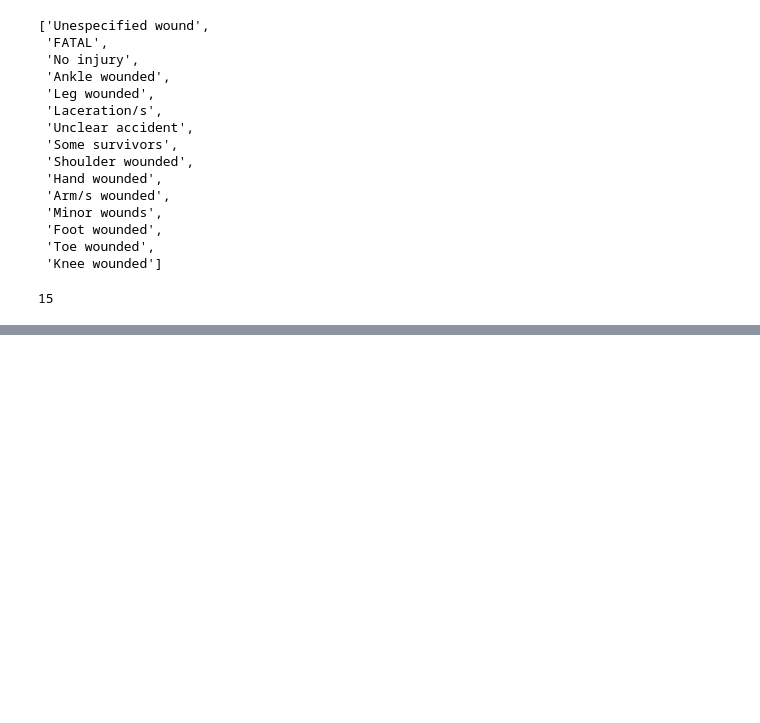
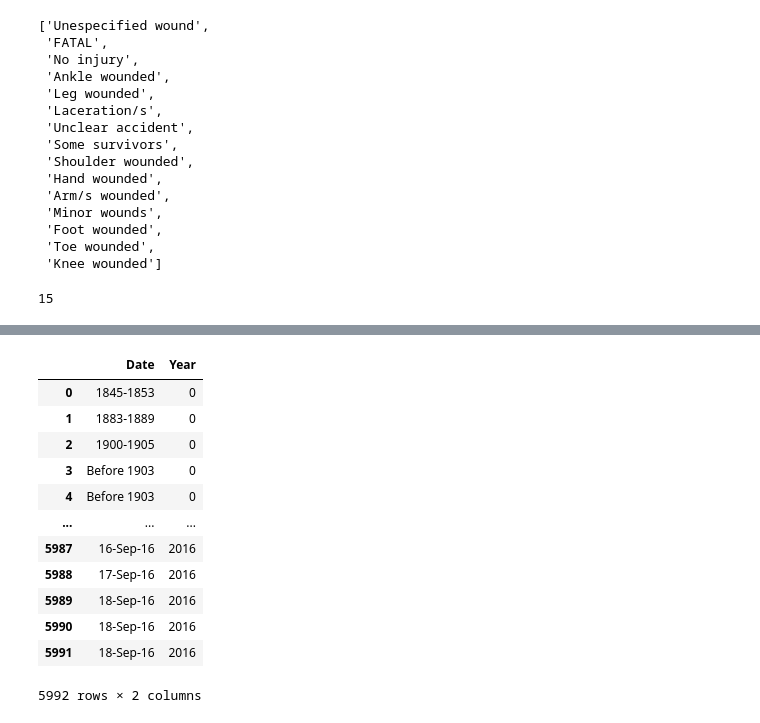
Before and after one commit to GerardDD/PR02-project-pandas, a Jupyter notebook: data/Project-02.ipynb, the cells around one changed output, grey strips where cells are left out. Drawn from its saved outputs; the diff is of its cells as text; code cells hidden in the pictures; blank space fills up the shorter version.

Commit message:
working in year column

```diff
--- a/data/Project-02.ipynb
+++ b/data/Project-02.ipynb
@@ -723,6 +747,4 @@ species_string = reduce((lambda a,b: a + ' ' + b),species_list_v2)
 species_string = str(species_string.split('\n'))
 species_list = species_string.split()
 # %%
-species_dict = {}
-for i in species_list:
-    species_dict[i] = species_string.count(i)
+bog(species_list)
@@ -912,12 +931,3 @@ injury_list
  'No injury to occupants, boat holed by shark',
  'Bitten on face while taking shark off spear PROVOKED INCIDENT',
  ...]
-# %%
-injury_string = reduce((lambda a,b: a + ' ' + b),injury_list)
-injury_string = str(injury_string.split('\n'))
-injury_list = species_string.split()
-injury_dict = {}
-for i in injury_list:
-    injury_dict[i] = injury_string.count(i)
-injury_dict_count = dict(sorted(injury_dict.items(),key= lambda x:x[1],reverse=True))
-injury_dict_count
@@ -1034,0 +1089,16 @@ len(injury_list)
+# %%
+shark_df[['Date','Year']]
+# %% [output]
+|  | Date | Year |
+| 0 | 1845-1853 | 0 |
+| 1 | 1883-1889 | 0 |
+| 2 | 1900-1905 | 0 |
+| 3 | Before 1903 | 0 |
+| 4 | Before 1903 | 0 |
+| ... | ... | ... |
+| 5987 | 16-Sep-16 | 2016 |
+| 5988 | 17-Sep-16 | 2016 |
+| 5989 | 18-Sep-16 | 2016 |
+| 5990 | 18-Sep-16 | 2016 |
+| 5991 | 18-Sep-16 | 2016 |
+5992 rows × 2 columns
```
Also changed, not shown: parts of 11 cells of this notebook.
